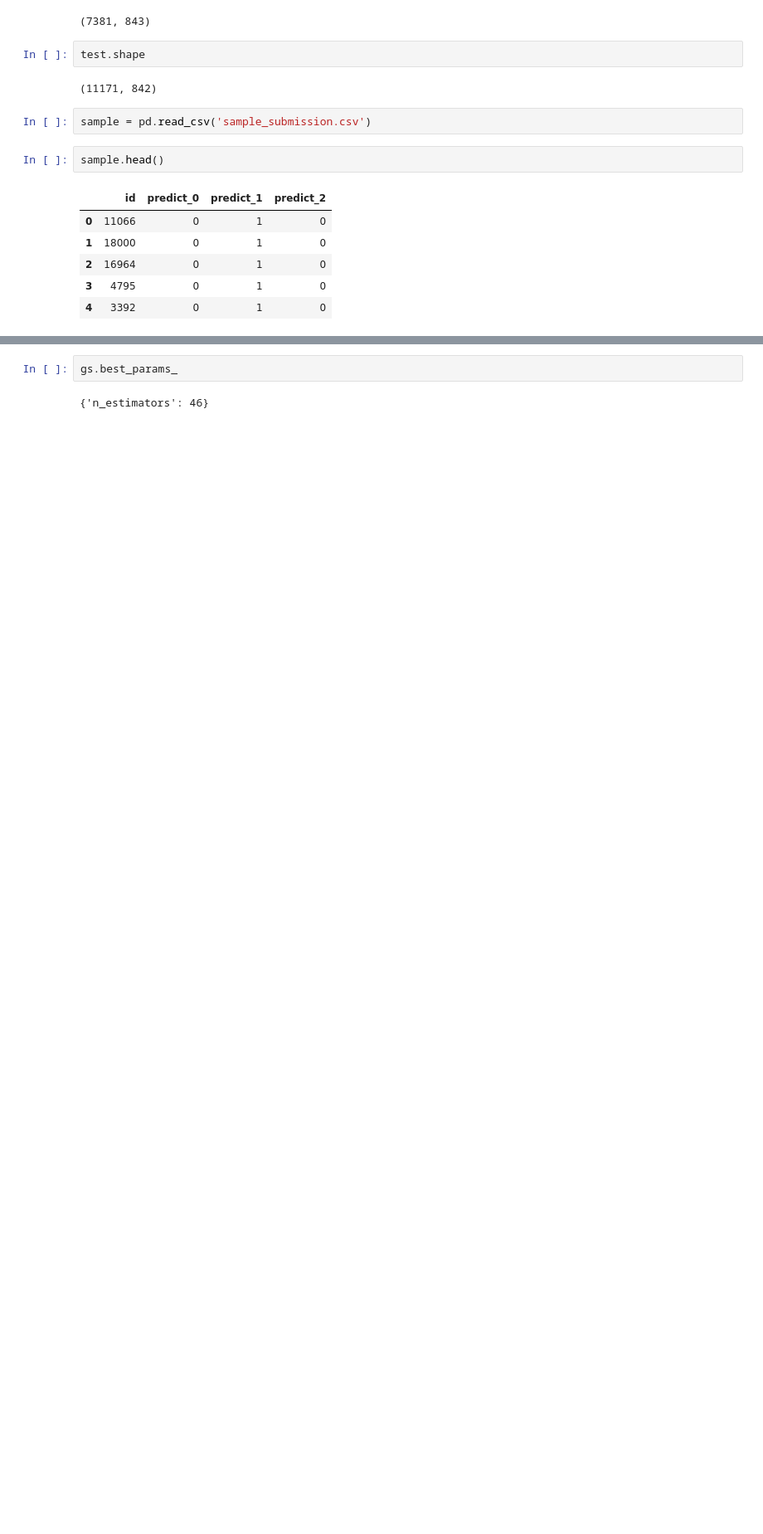
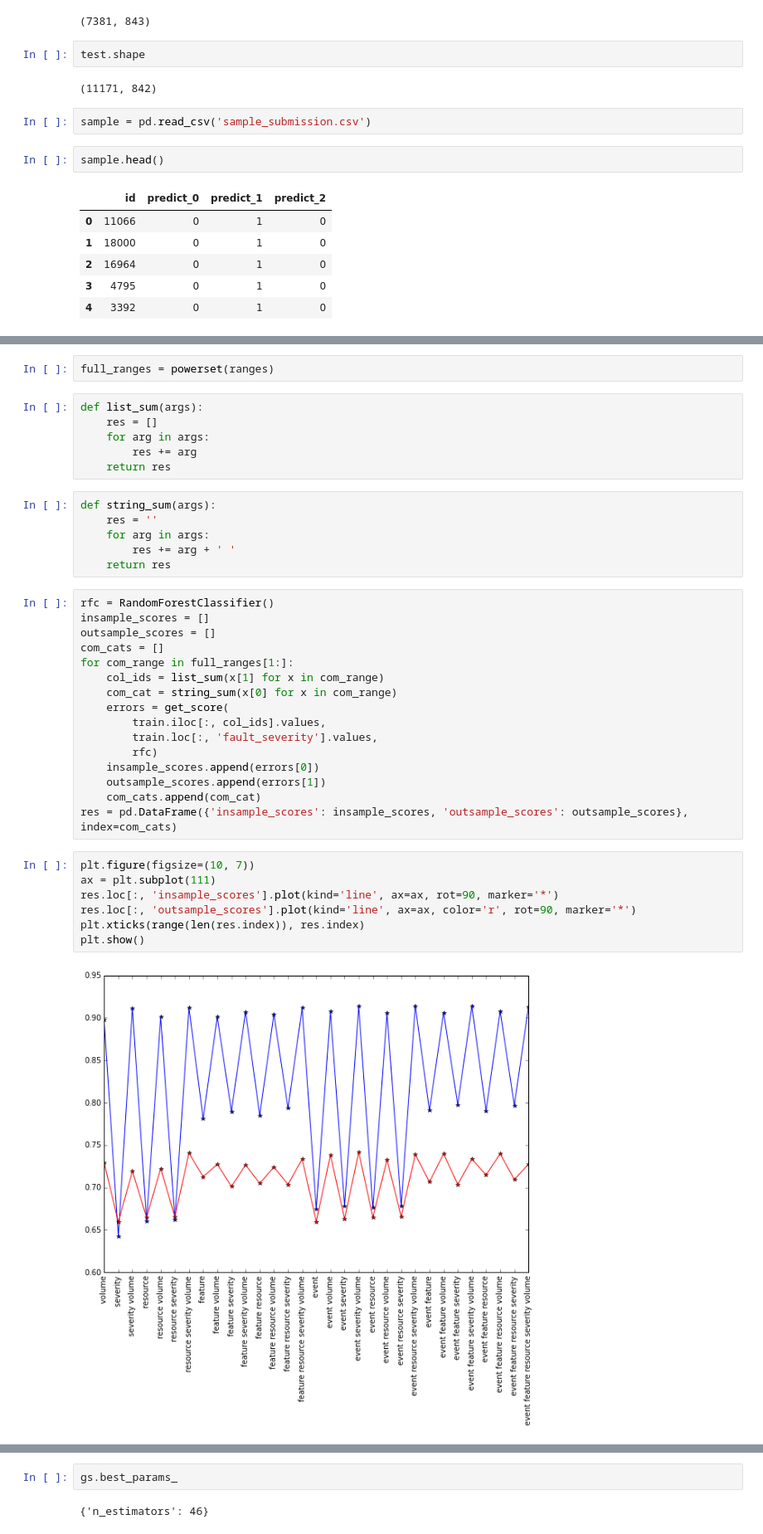
Before and after one commit to emmygold1/kaggle_proj, a Jupyter notebook: telstra/random_forest.ipynb, the cells around one changed output, grey strips where cells are left out. Shown at 83% size. Saved outputs shown, nothing was run; the diff lists cells and outputs as text; blank space fills up the shorter version.

```diff
--- a/telstra/random_forest.ipynb
+++ b/telstra/random_forest.ipynb
@@ -126 +76,40 @@ gs = GridSearchCV(rfc, param)
+# %%
+full_ranges = powerset(ranges)
+# %%
+def list_sum(args):
+    res = []
+    for arg in args:
+        res += arg
+    return res
+# %%
+def string_sum(args):
+    res = ''
+    for arg in args:
+        res += arg + ' '
+    return res
+# %%
+rfc = RandomForestClassifier()
+insample_scores = []
+outsample_scores = []
+com_cats = []
+for com_range in full_ranges[1:]:
+    col_ids = list_sum(x[1] for x in com_range)
+    com_cat = string_sum(x[0] for x in com_range)
+    errors = get_score(
+        train.iloc[:, col_ids].values,
+        train.loc[:, 'fault_severity'].values,
+        rfc)
+    insample_scores.append(errors[0])
+    outsample_scores.append(errors[1])
+    com_cats.append(com_cat)
+res = pd.DataFrame({'insample_scores': insample_scores, 'outsample_scores': outsample_scores}, index=com_cats)
+# %%
+plt.figure(figsize=(10, 7))
+ax = plt.subplot(111)
+res.loc[:, 'insample_scores'].plot(kind='line', ax=ax, rot=90, marker='*')
+res.loc[:, 'outsample_scores'].plot(kind='line', ax=ax, color='r', rot=90, marker='*')
+plt.xticks(range(len(res.index)), res.index)
+plt.show()
+# %% [output]
+[figure, added]
 # %%
```
Also changed, not shown: parts of 37 cells of this notebook, 1 other file.
